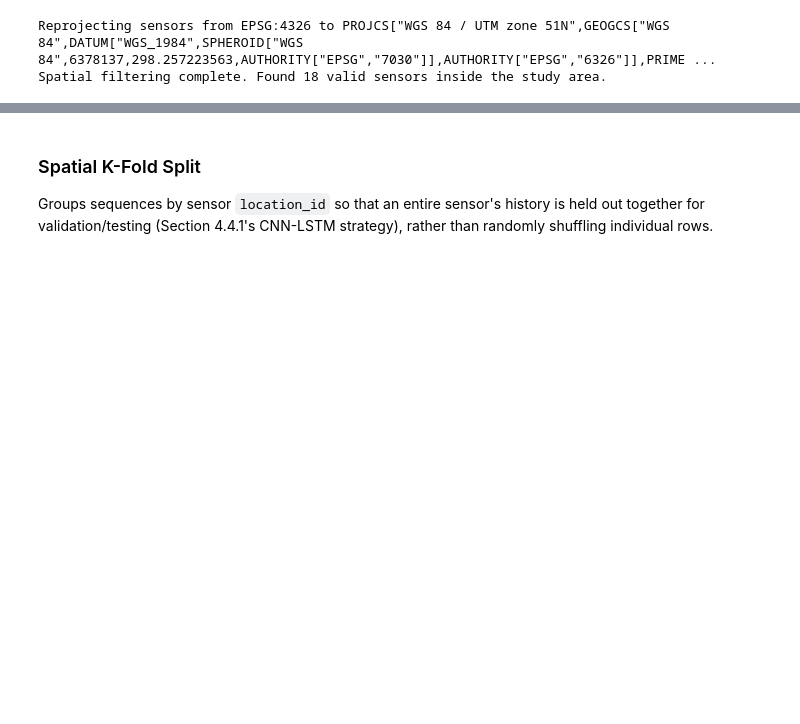
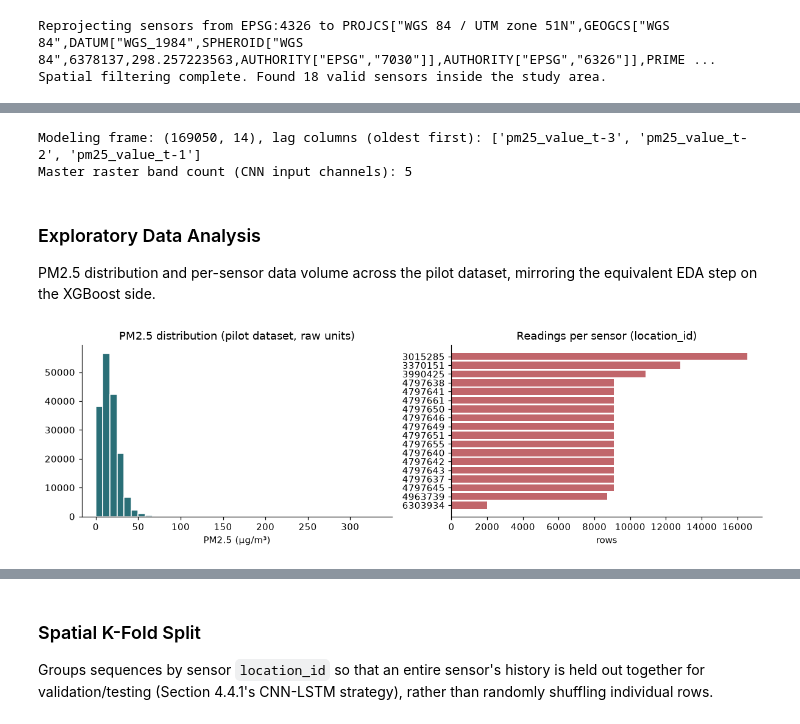
Before and after one commit to Patthethicc/urban-air, a Jupyter notebook: pilot testing/CNN-LSTM/Extra_Preprocessing_pipeline_FIXED.ipynb, the cells around one changed output, grey strips where cells are left out. Saved outputs shown, nothing was run; the diff lists cells and outputs as text; code cells hidden in the pictures; blank space fills up the shorter version.

```diff
--- a/pilot testing/CNN-LSTM/Extra_Preprocessing_pipeline_FIXED.ipynb
+++ b/pilot testing/CNN-LSTM/Extra_Preprocessing_pipeline_FIXED.ipynb
@@ -432,7 +458,9 @@ Resamples the time series to strict hourly intervals, standard-scales the target
 # 4.2.5 CNN-LSTM-Exclusive Preprocessing (Dual-Branch Tensor Pipeline)
 # Spatial Patch Extent and Dual-Branch Dataset Generation
 # ----------------------------------------------------------------------------
-# PATCH_EXTENT_M and RASTER_RESOLUTION_M are defined in the Configuration cell above.
+
+PATCH_EXTENT_M = 320   # 320m x 320m microclimate footprint around each sensor
+RASTER_RESOLUTION_M = 10
 
 
 def resample_time_series_hourly(df, timestamp_col="local_timestamp", group_col="location_id", value_cols=None):
@@ -453,8 +481,6 @@ def resample_time_series_hourly(df, timestamp_col="local_timestamp", group_col="
 
 def scale_target_standard(df, target_col="pm25_value", train_index=None):
     """Standard-scale the PM2.5 target to stabilize LSTM gradient convergence; fit strictly on training rows when provided."""
-    from sklearn.preprocessing import StandardScaler
-
     fit_index = train_index if train_index is not None else df.index
     scaler = StandardScaler().fit(df.loc[fit_index, [target_col]])
 
@@ -478,7 +504,9 @@ def validate_temporal_contiguity(df, group_col="location_id", timestamp_col="loc
 
 def extract_spatial_patch(raster_dataset, x, y, patch_extent_m=PATCH_EXTENT_M, resolution_m=RASTER_RESOLUTION_M):
     """Crop a zero-padded (bands, H, W) patch of `patch_extent_m` x `patch_extent_m` centered on a
-    projected (x, y) coordinate from an already-open rasterio dataset (zero-padded at raster edges)."""
+    projected (x, y) coordinate from an already-open rasterio dataset (zero-padded at raster edges).
+    This is the ONLY source of pixel/feature values for the CNN branch -- `raster_dataset` must be
+    an open handle onto the Master GeoTIFF, never a CSV or DataFrame."""
     patch_px = int(round(patch_extent_m / resolution_m))
     row, col = raster_dataset.index(x, y)
     half = patch_px // 2
@@ -502,17 +530,15 @@ def extract_spatial_patch(raster_dataset, x, y, patch_extent_m=PATCH_EXTENT_M, r
 # Dual-Branch PyTorch Dataset
 # ----------------------------------------------------------------------------
 
-import torch
-from torch.utils.data import Dataset
-
-
 class CNNLSTMDataset(Dataset):
     """Yields (spatial_tensor, temporal_tensor, target) samples for the dual-branch CNN-LSTM model.
 
     spatial_tensor: zero-padded (bands, H, W) crop of the Master GeoTIFF, `patch_extent_m` wide,
-        centered on the sensor's projected coordinates (CNN branch).
-    temporal_tensor: (seq_len, 1) historical PM2.5 lag sequence, oldest first — `lag_cols` must
-        already be ordered oldest-to-newest (e.g. t-3, t-2, t-1) — ready to feed an LSTM directly (LSTM branch).
+        centered on the sensor's projected coordinates (CNN branch). Read directly from the raster
+        file via `rasterio.open` -- `samples_df` only supplies the (x, y) lookup coordinates, never
+        the pixel values themselves.
+    temporal_tensor: (seq_len, 1) historical PM2.5 lag sequence, oldest first -- `lag_cols` must
+        already be ordered oldest-to-newest (e.g. t-3, t-2, t-1) -- ready to feed an LSTM directly (LSTM branch).
     target: the PM2.5 reading at the current timestep.
 
     Rows whose lag window is interrupted by an un-interpolated offline gap are dropped at
@@ -791,0 +895,30 @@ Extracted patches for 18 sensors.
+# %%
+raw_sensor_df = load_raw_sensor_readings(valid_sensors_list, valid_sensors_gdf, locations_df, csv_directory)
+modeling_df, LAG_COLS = prepare_modeling_frame(raw_sensor_df)
+print(f"Modeling frame: {modeling_df.shape}, lag columns (oldest first): {LAG_COLS}")
+
+with rasterio.open(master_tif_path) as _src:
+    in_channels = _src.count
+print(f"Master raster band count (CNN input channels): {in_channels}")
+# %% [output]
+Modeling frame: (169050, 14), lag columns (oldest first): ['pm25_value_t-3', 'pm25_value_t-2', 'pm25_value_t-1']
+Master raster band count (CNN input channels): 5
+# %% [markdown]
+### Exploratory Data Analysis
+PM2.5 distribution and per-sensor data volume across the pilot dataset, mirroring the equivalent EDA step on the XGBoost side.
+# %%
+fig, axes = plt.subplots(1, 2, figsize=(11, 3.5))
+
+axes[0].hist(modeling_df["pm25_target"], bins=40, color="#2a6f77", edgecolor="white")
+axes[0].set_title("PM2.5 distribution (pilot dataset, raw units)")
+axes[0].set_xlabel("PM2.5 (\u00b5g/m\u00b3)")
+
+rows_per_sensor = modeling_df["location_id"].value_counts().sort_values()
+axes[1].barh(rows_per_sensor.index.astype(str), rows_per_sensor.values, color="#c1666b")
+axes[1].set_title("Readings per sensor (location_id)")
+axes[1].set_xlabel("rows")
+
+plt.tight_layout()
+plt.show()
+# %% [output]
+[figure, added]
```
Also changed, not shown: parts of 66 cells of this notebook, 3 other files.
